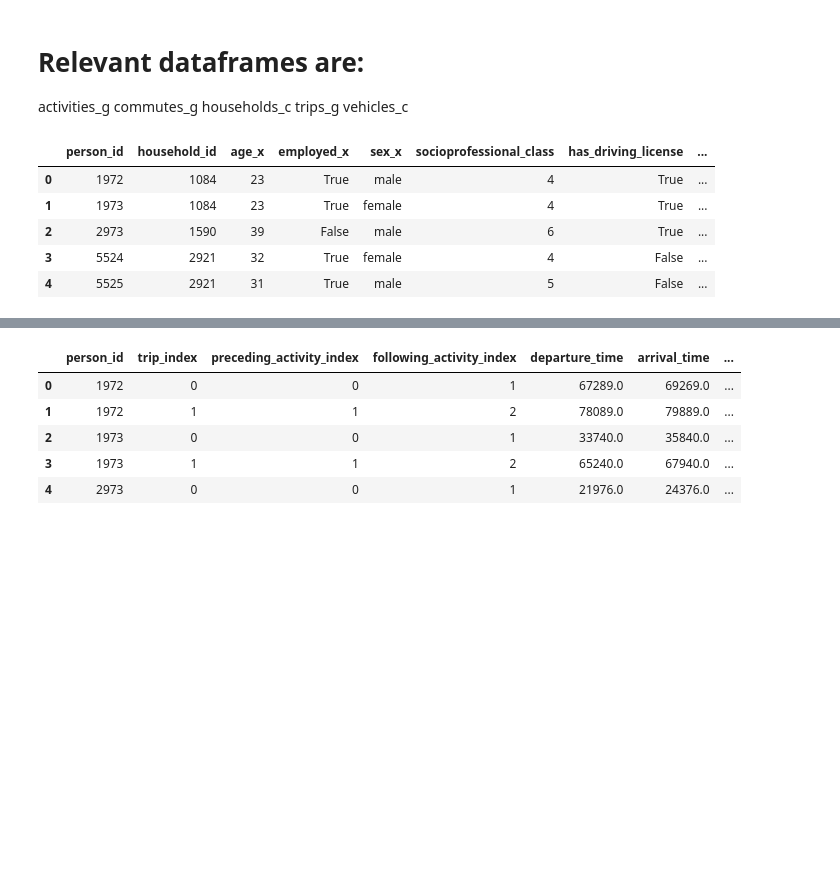
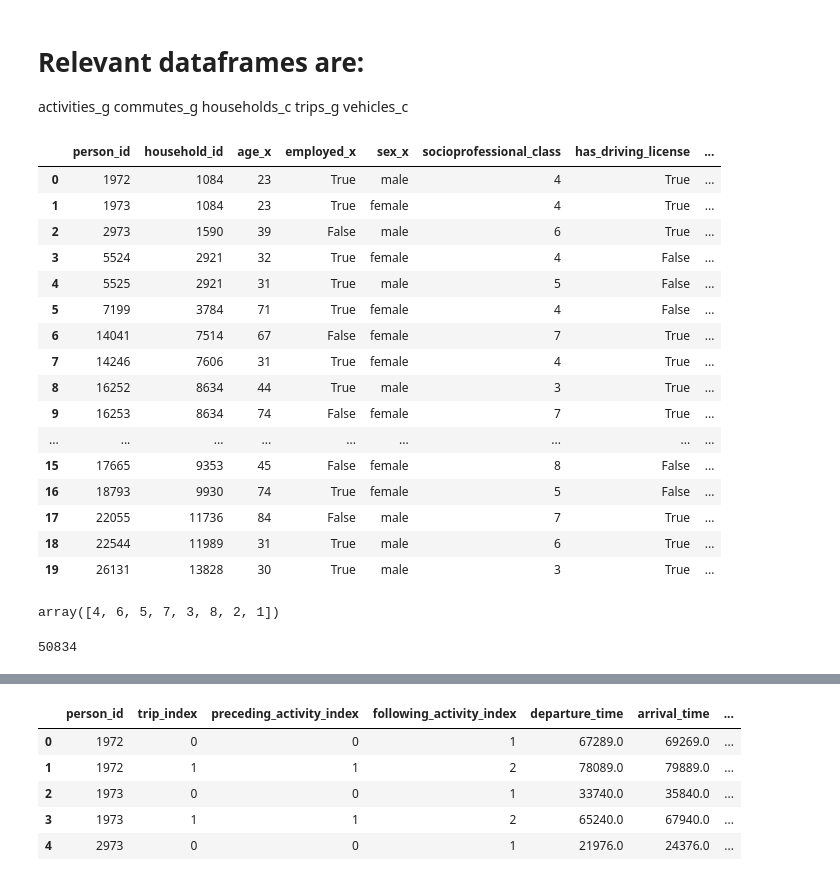
Before and after one commit to enatterer/matsim-ile-de-france, a Jupyter notebook: ile_de_france/src/main/python/understand_data/understand_simulation_input_data.ipynb, the cells around one changed output, grey strips where cells are left out. Drawn from its saved outputs; the diff is of its cells as text; code cells hidden in the pictures; blank space fills up the shorter version.

```diff
--- a/ile_de_france/src/main/python/understand_data/understand_simulation_input_data.ipynb
+++ b/ile_de_france/src/main/python/understand_data/understand_simulation_input_data.ipynb
@@ -106,11 +106,30 @@ removed_some_columns = merged_df.copy()
 removed_some_columns = removed_some_columns.drop(columns=['employed_y', 'hasPtSubscription', 'householdId', 'sex_y', 'htsPersonId', 'censusPersonId', 'hasLicense', 'id', 'age_y'])
 updated_persons = removed_some_columns.copy()
 # %%
-updated_persons.head()
+updated_persons.head(20)
 # %% [output]
 |  | person_id | household_id | age_x | employed_x | sex_x | socioprofessional_class | has_driving_license | ... |
 | 0 | 1972 | 1084 | 23 | True | male | 4 | True | ... |
 | 1 | 1973 | 1084 | 23 | True | female | 4 | True | ... |
 | 2 | 2973 | 1590 | 39 | False | male | 6 | True | ... |
 | 3 | 5524 | 2921 | 32 | True | female | 4 | False | ... |
 | 4 | 5525 | 2921 | 31 | True | male | 5 | False | ... |
+| 5 | 7199 | 3784 | 71 | True | female | 4 | False | ... |
+| 6 | 14041 | 7514 | 67 | False | female | 7 | True | ... |
+| 7 | 14246 | 7606 | 31 | True | female | 4 | True | ... |
+| 8 | 16252 | 8634 | 44 | True | male | 3 | True | ... |
+| 9 | 16253 | 8634 | 74 | False | female | 7 | True | ... |
+| ... | ... | ... | ... | ... | ... | ... | ... | ... |
+| 15 | 17665 | 9353 | 45 | False | female | 8 | False | ... |
+| 16 | 18793 | 9930 | 74 | True | female | 5 | False | ... |
+| 17 | 22055 | 11736 | 84 | False | male | 7 | True | ... |
+| 18 | 22544 | 11989 | 31 | True | male | 6 | True | ... |
+| 19 | 26131 | 13828 | 30 | True | male | 3 | True | ... |
+# %%
+updated_persons['socioprofessional_class'].unique()
+# %% [output]
+array([4, 6, 5, 7, 3, 8, 2, 1])
+# %%
+len(activities_gdf)
+# %% [output]
+50834
```
Also changed, not shown: parts of 10 cells of this notebook, 1 other file.
